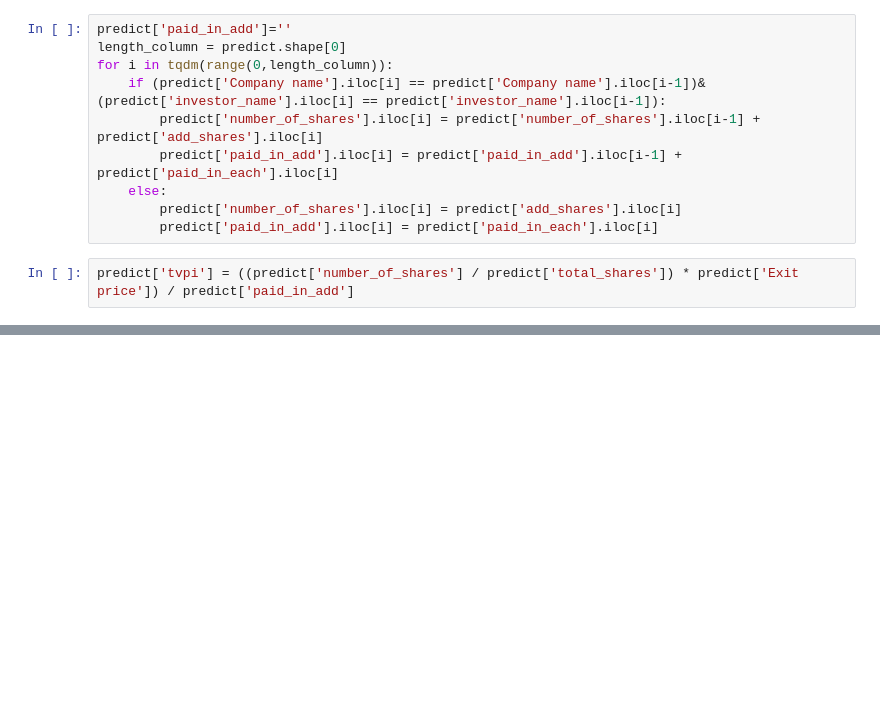
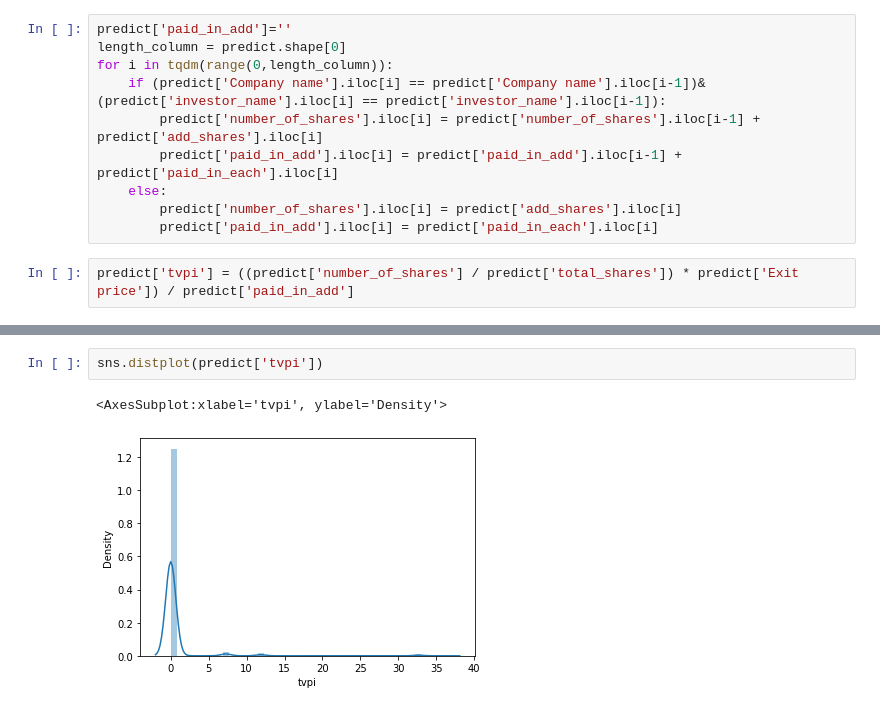
Before and after one commit to csynbiosys/dissertations-2021-info, a Jupyter notebook: Yating_Wei_Predict/4_simulation.ipynb, the cells around one changed output, grey strips where cells are left out. Cells and saved outputs as stored; diff of their text form; blank space fills up the shorter version.

```diff
--- a/Yating_Wei_Predict/4_simulation.ipynb
+++ b/Yating_Wei_Predict/4_simulation.ipynb
@@ -242,0 +253,5 @@ predict_median = 0.0
+# %%
+sns.distplot(predict['tvpi'])
+# %% [output]
+<AxesSubplot:xlabel='tvpi', ylabel='Density'>
+[figure, added]
```
Also changed, not shown: parts of 25 cells of this notebook, 5 other files.
